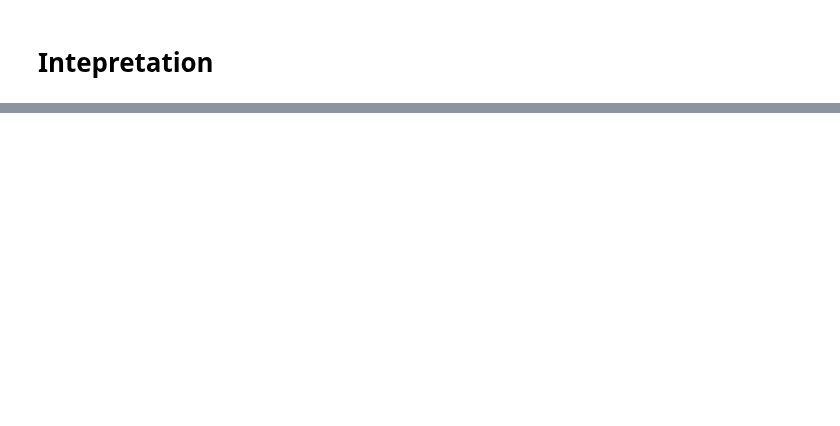
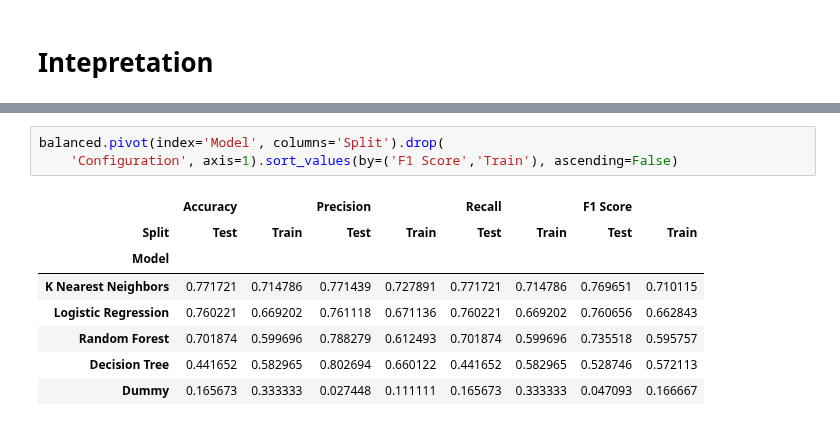
Before and after one commit to acdick/endangered_species_classification, a Jupyter notebook: Source/05_Interpretation.ipynb, the cells around one changed output, grey strips where cells are left out. Cells and saved outputs as stored; diff of their text form; blank space fills up the shorter version.

```diff
--- a/Source/05_Interpretation.ipynb
+++ b/Source/05_Interpretation.ipynb
@@ -37,3 +79,15 @@ models
+# %%
+balanced.pivot(index='Model', columns='Split').drop(
+    'Configuration', axis=1).sort_values(by=('F1 Score','Train'), ascending=False)
+# %% [output]
+|  | Accuracy |  | Precision |  | Recall |  | F1 Score |  |
+| Split | Test | Train | Test | Train | Test | Train | Test | Train |
+| Model |  |  |  |  |  |  |  |  |
+| K Nearest Neighbors | 0.771721 | 0.714786 | 0.771439 | 0.727891 | 0.771721 | 0.714786 | 0.769651 | 0.710115 |
+| Logistic Regression | 0.760221 | 0.669202 | 0.761118 | 0.671136 | 0.760221 | 0.669202 | 0.760656 | 0.662843 |
+| Random Forest | 0.701874 | 0.599696 | 0.788279 | 0.612493 | 0.701874 | 0.599696 | 0.735518 | 0.595757 |
+| Decision Tree | 0.441652 | 0.582965 | 0.802694 | 0.660122 | 0.441652 | 0.582965 | 0.528746 | 0.572113 |
+| Dummy | 0.165673 | 0.333333 | 0.027448 | 0.111111 | 0.165673 | 0.333333 | 0.047093 | 0.166667 |
 # %%
 #plotly
 hover_text = []
```
Also changed, not shown: parts of 8 cells of this notebook, 8 other files.
